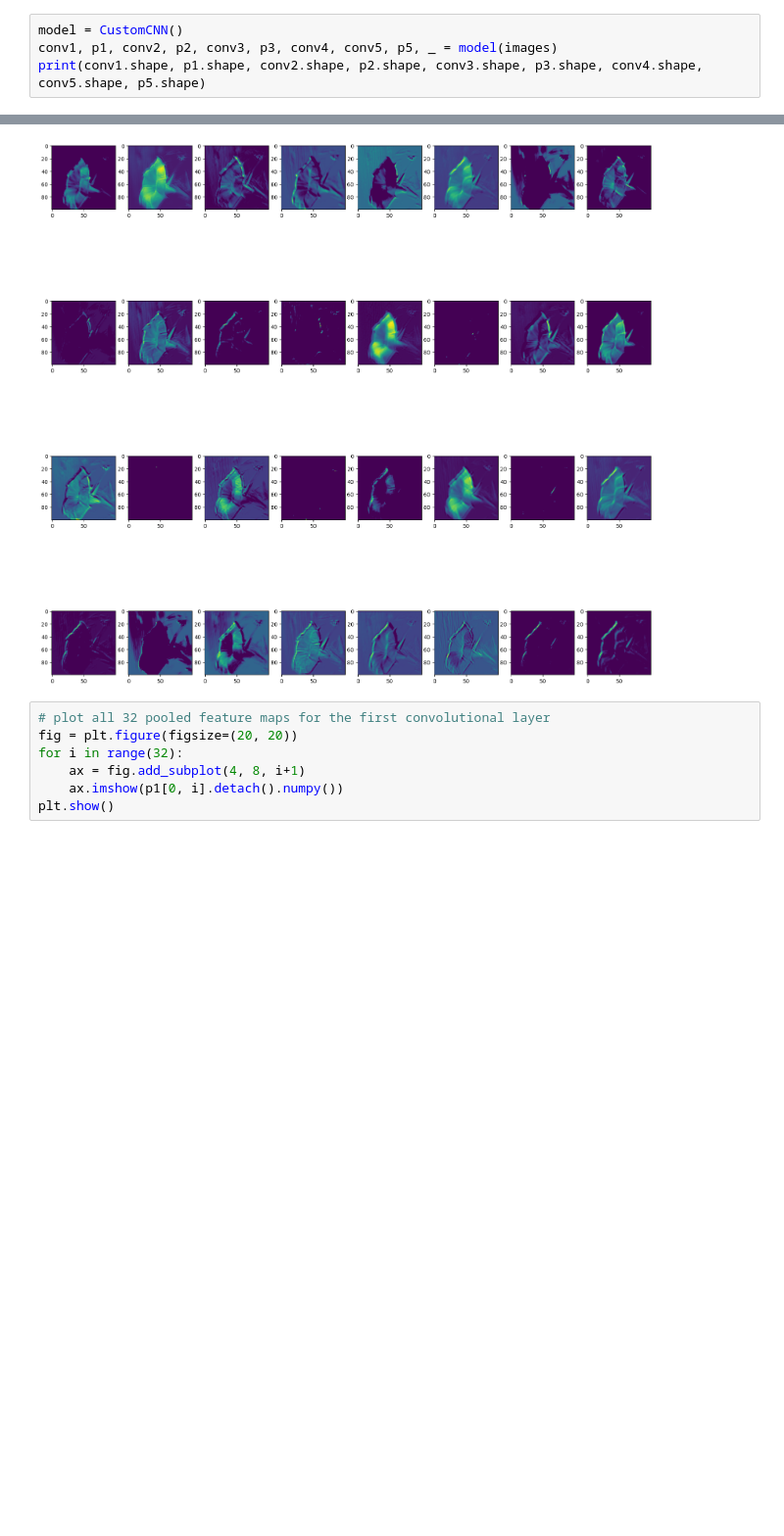
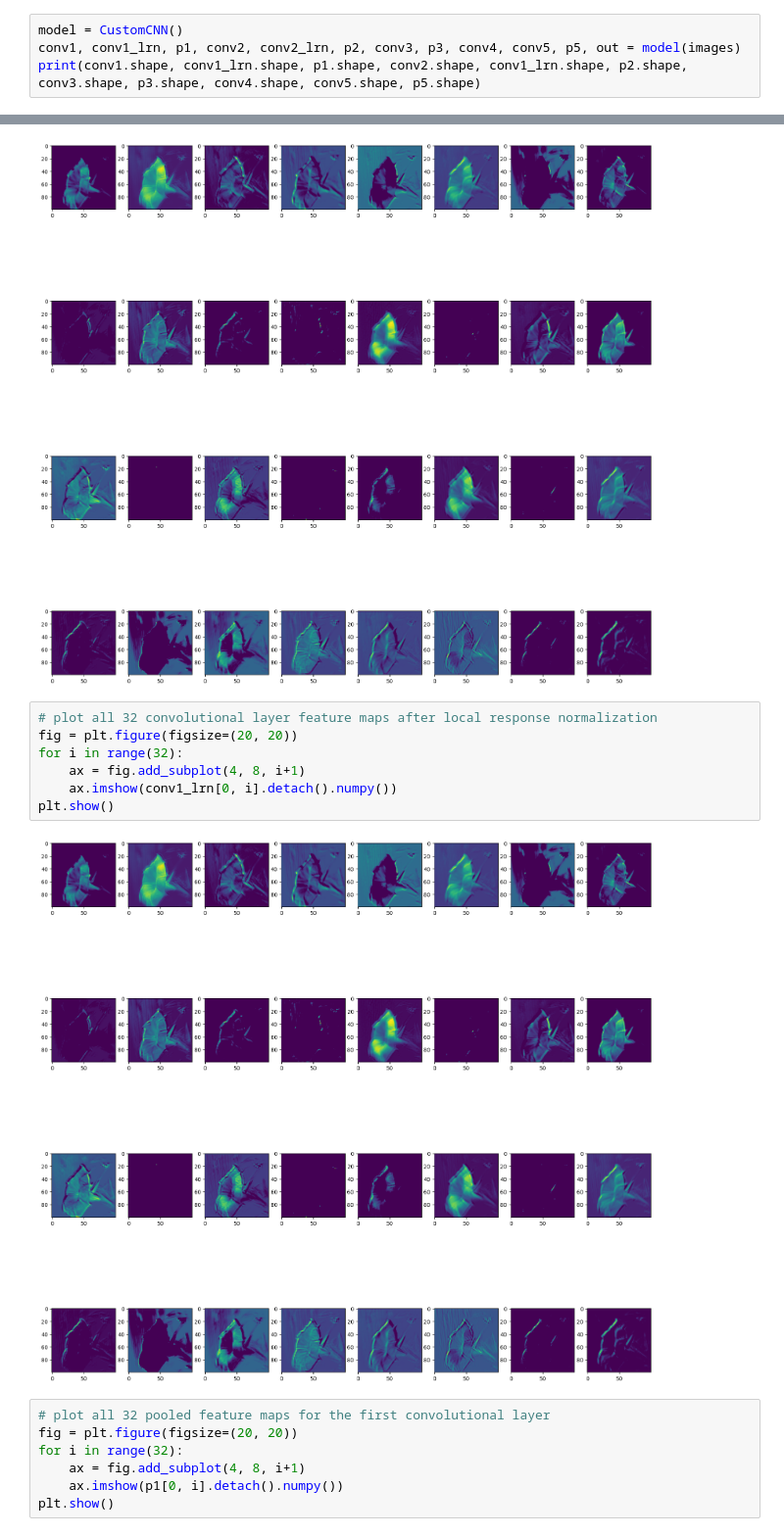
Before and after one commit to A-Alviento/ntu-sc4001-cnn-flower-classification-enhancement, a Jupyter notebook: notebooks/test_data.ipynb, the cells around one changed output, grey strips where cells are left out. Shown at 98% size. Saved outputs shown, nothing was run; the diff lists cells and outputs as text; blank space fills up the shorter version.

Commit message:
Add visualisation of second convolutional layer and the lrn output

```diff
--- a/notebooks/test_data.ipynb
+++ b/notebooks/test_data.ipynb
@@ -77,6 +77,6 @@ torch.Size([32, 3, 100, 100])
 Next, let's visualise the convolutional layers and pooling layers output
 # %%
 model = CustomCNN()
-conv1, p1, conv2, p2, conv3, p3, conv4, conv5, p5, _ = model(images)
-print(conv1.shape, p1.shape, conv2.shape, p2.shape, conv3.shape, p3.shape, conv4.shape, conv5.shape, p5.shape)
+conv1, conv1_lrn, p1, conv2, conv2_lrn, p2, conv3, p3, conv4, conv5, p5, out = model(images)
+print(conv1.shape, conv1_lrn.shape, p1.shape, conv2.shape, conv1_lrn.shape, p2.shape, conv3.shape, p3.shape, conv4.shape, conv5.shape, p5.shape)
 # %% [output]
@@ -90,6 +90,15 @@ for i in range(32):
 plt.show()
 # %% [output]
 [figure]
+# %%
+# plot all 32 convolutional layer feature maps after local response normalization
+fig = plt.figure(figsize=(20, 20))
+for i in range(32):
+    ax = fig.add_subplot(4, 8, i+1)
+    ax.imshow(conv1_lrn[0, i].detach().numpy())
+plt.show()
+# %% [output]
+[figure, added]
 # %%
 # plot all 32 pooled feature maps for the first convolutional layer
 fig = plt.figure(figsize=(20, 20))
```
Also changed, not shown: parts of 4 cells of this notebook.
